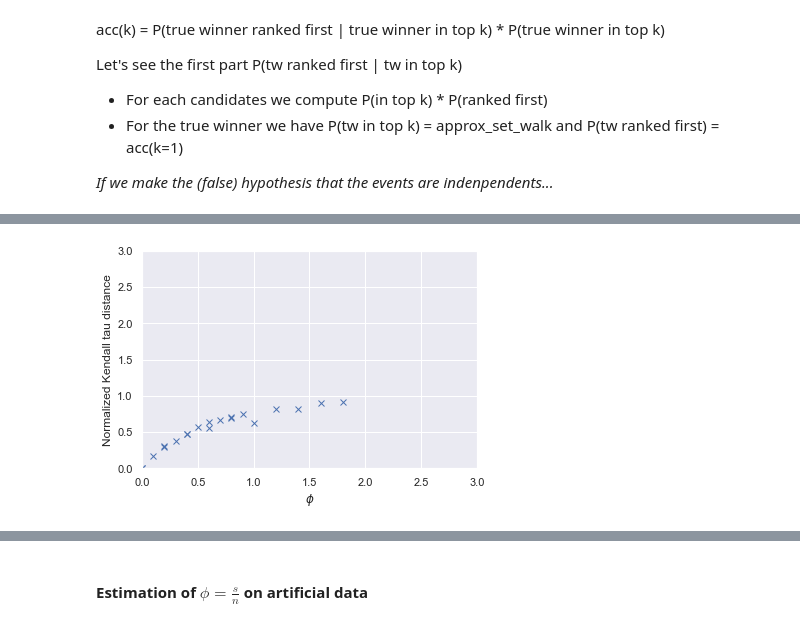
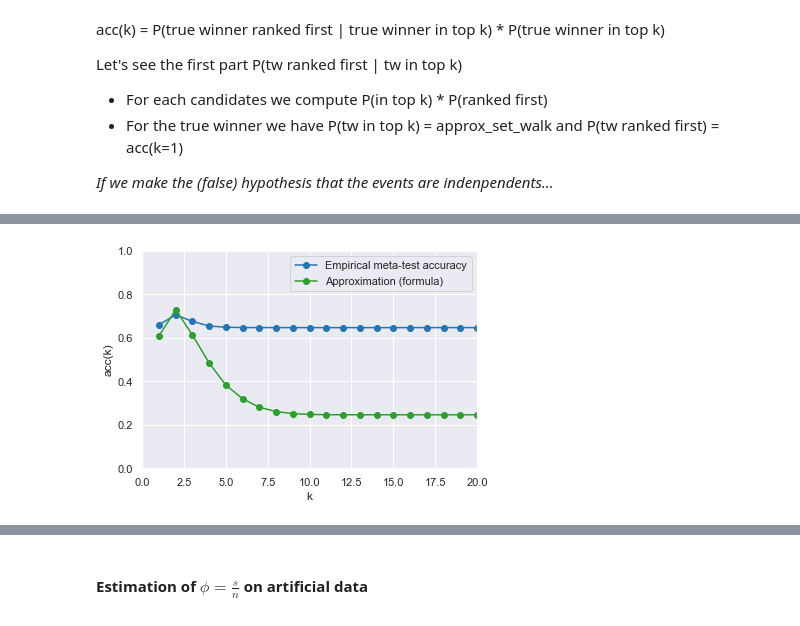
Before and after one commit to Didayolo/automl-conf-2022, a Jupyter notebook: experiments.ipynb, the cells around one changed output, grey strips where cells are left out. Cells and saved outputs as stored; diff of their text form; code cells hidden in the pictures.

```diff
--- a/experiments.ipynb
+++ b/experiments.ipynb
@@ -284,17 +275,17 @@ plt.show()
-# %%
-# Compare phi and Kendall distance
-_phi, _d = [], []
-for n in [5, 10]:
-    for N in range(10):
-        _phi.append(N / n)
-        _d.append(evaluate_d(n, N, trials=100))
-
-# Plot
-plt.plot(_phi, _d, 'x')
-plt.xlabel('$\phi$')
-plt.ylabel('d')
-plt.xlim((0, 3))
-plt.ylim((0, 3))
-plt.show()
-# %% [output]
-[figure, removed]
+# %%
+n, N = 20, 10
+_k = range(1, n+1)
+y = evaluate_acc_artificial(n, N, trials=5000)
+y2 = [approx_pk(n, N, k) for k in _k]
+
+# Plot
+plt.plot(_k, y, 'o-', label='Empirical meta-test accuracy', color='tab:blue')
+plt.plot(_k, y2, 'o-', label='Approximation (formula)', color='tab:green')
+plt.xlim((0, 20))
+plt.ylim((0, 1))
+plt.xlabel('k')
+plt.ylabel('acc(k)')
+plt.legend()
+plt.show()
+# %% [output]
+[figure, added]
```
Also changed, not shown: parts of 47 cells of this notebook, 1 other file.
